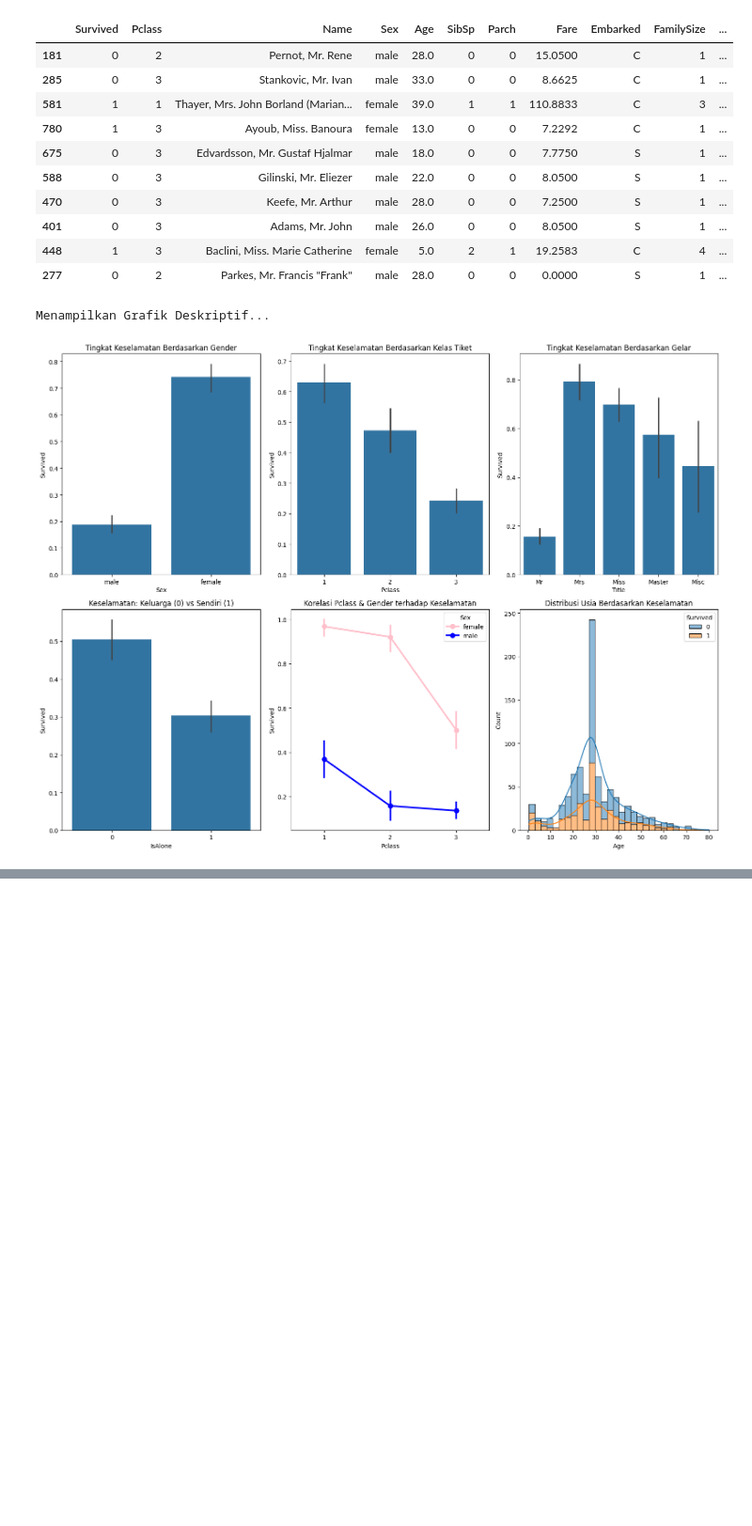
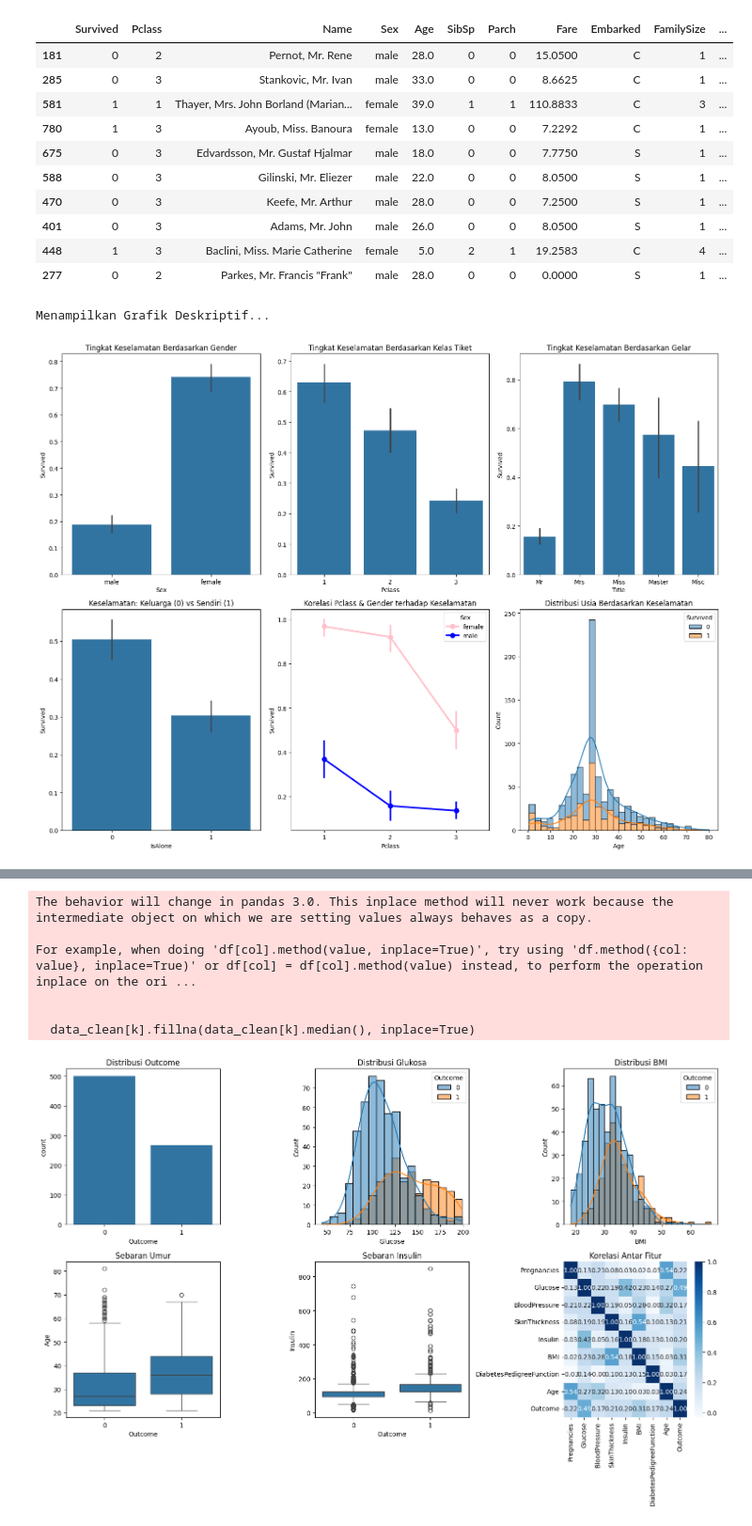
Before and after one commit to meryymarta/DataMining, a Jupyter notebook: Cleaning_Data.ipynb, the cells around one changed output, grey strips where cells are left out. Shown at 94% size. Saved outputs shown, nothing was run; the diff lists cells and outputs as text; code cells hidden in the pictures; blank space fills up the shorter version.

```diff
--- a/Cleaning_Data.ipynb
+++ b/Cleaning_Data.ipynb
@@ -183,3 +183,70 @@ memory usage: 47.1+ KB
 | 277 | 0 | 2 | Parkes, Mr. Francis "Frank" | male | 28.0 | 0 | 0 | 0.0000 | S | 1 | ... |
 Menampilkan Grafik Deskriptif...
 [figure]
+# %%
+import pandas as pd
+import numpy as np
+import matplotlib.pyplot as plt
+import seaborn as sns
+
+from google.colab import drive
+drive.mount('/content/drive')
+
+# Membaca file
+data_raw = pd.read_csv('/content/drive/MyDrive/kuliah/diabetes.csv')
+
+# copy
+data_clean = data_raw.copy()
+
+print("Ukuran data awal:", data_clean.shape)
+
+# handle missing value (angka 0 yang ga masuk akal di medis)
+kolom_nol = ['Glucose', 'BloodPressure', 'SkinThickness', 'Insulin', 'BMI']
+
+# ubah 0 jadi NaN
+data_clean[kolom_nol] = data_clean[kolom_nol].replace(0, np.nan)
+
+print("\nCek null setelah 0 diubah jadi NaN:\n", data_clean.isnull().sum())
+
+# isi nilai NaN pakai median dari masing-masing kolom
+for k in kolom_nol:
+    data_clean[k].fillna(data_clean[k].median(), inplace=True)
+
+print("\nCek null setelah diisi median (harus 0 semua):\n", data_clean.isnull().sum())
+
+plt.figure(figsize=(15, 10))
+
+# 1. Distribusi target (diabetes vs sehat)
+plt.subplot(2, 3, 1)
+sns.countplot(x='Outcome', data=data_clean)
+plt.title('Distribusi Outcome')
+
+# 2. Histogram Glukosa
+plt.subplot(2, 3, 2)
+sns.histplot(data=data_clean, x='Glucose', hue='Outcome', kde=True)
+plt.title('Distribusi Glukosa')
+
+# 3. Histogram BMI
+plt.subplot(2, 3, 3)
+sns.histplot(data=data_clean, x='BMI', hue='Outcome', kde=True)
+plt.title('Distribusi BMI')
+
+# 4. Boxplot Umur
+plt.subplot(2, 3, 4)
+sns.boxplot(x='Outcome', y='Age', data=data_clean)
+plt.title('Sebaran Umur')
+
+# 5. Boxplot Insulin
+plt.subplot(2, 3, 5)
+sns.boxplot(x='Outcome', y='Insulin', data=data_clean)
+plt.title('Sebaran Insulin')
+
+# 6. Heatmap Korelasi
+plt.subplot(2, 3, 6)
+sns.heatmap(data_clean.corr(), annot=True, cmap='Blues', fmt=".2f")
+plt.title('Korelasi Antar Fitur')
+
+# mencegah grafikper tumpang tindih
+plt.tight_layout()
+plt.show()
+# %% [output]
@@ -185,0 +270,7 @@ Menampilkan Grafik Deskriptif...
+The behavior will change in pandas 3.0. This inplace method will never work because the intermediate object on which we are setting values always behaves as a copy.
+
+For example, when doing 'df[col].method(value, inplace=True)', try using 'df.method({col: value}, inplace=True)' or df[col] = df[col].method(value) instead, to perform the operation inplace on the ori ...
+
+
+  data_clean[k].fillna(data_clean[k].median(), inplace=True)
+[figure, added]
```
Also changed, not shown: parts of 1 cell of this notebook.
